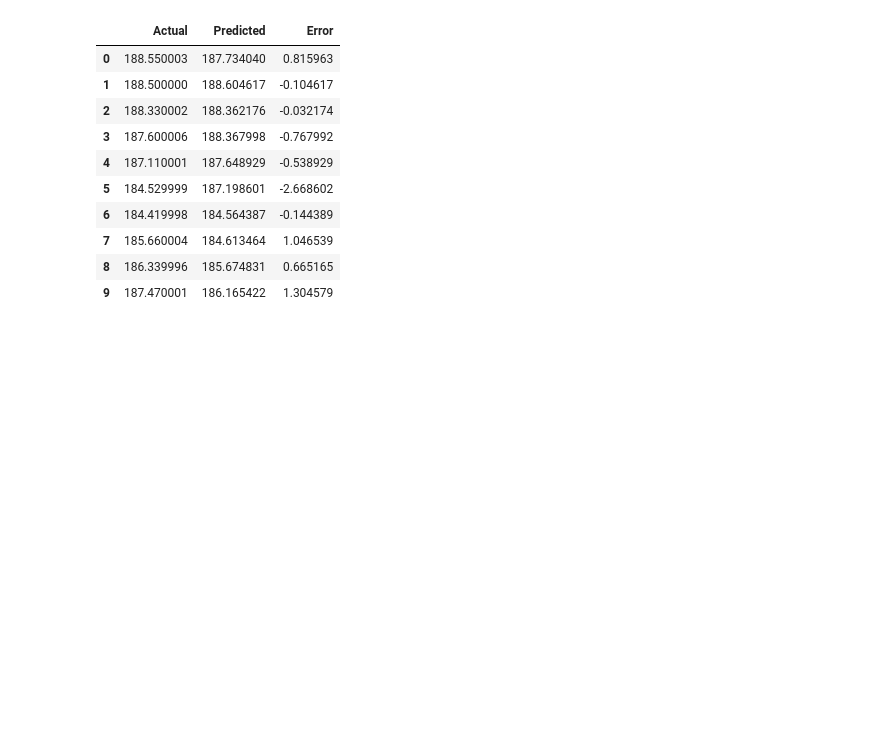
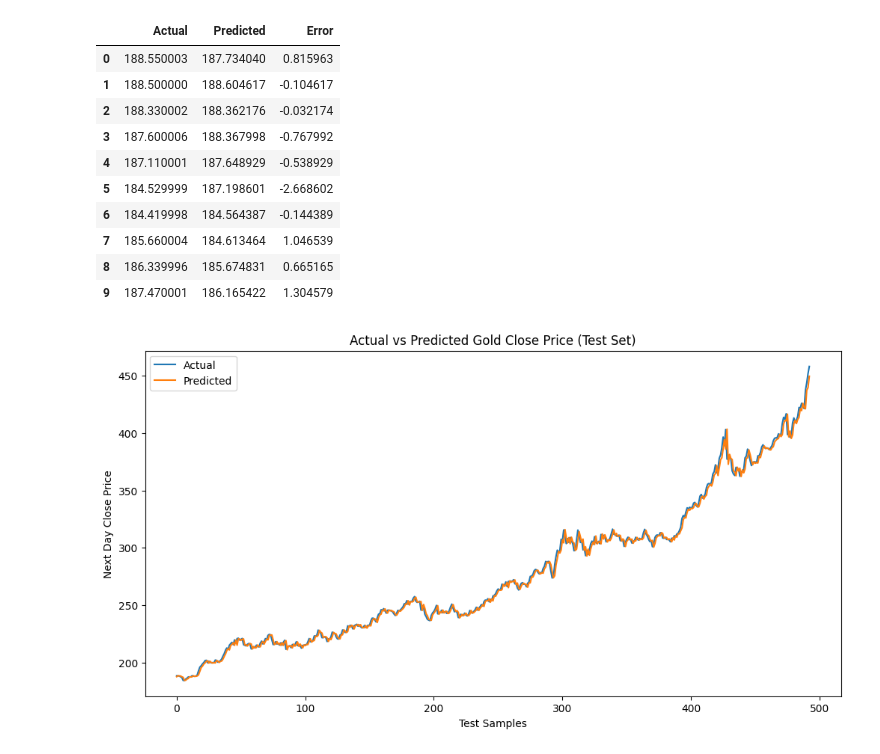
Before and after one commit to sewmi-senarath/GoldML-Intelligence-System, a Jupyter notebook: notebooks/linear_regression/linear_regression_gold_prediction.ipynb, the cells around one changed output. Cells and saved outputs as stored; diff of their text form; code cells hidden in the pictures; blank space fills up the shorter version.

Commit message:
Visualize actual and predicted next-day gold prices for linear regression test set

```diff
--- a/notebooks/linear_regression/linear_regression_gold_prediction.ipynb
+++ b/notebooks/linear_regression/linear_regression_gold_prediction.ipynb
@@ -195,3 +195,14 @@ results_df.head(10)
 | 7 | 185.660004 | 184.613464 | 1.046539 |
 | 8 | 186.339996 | 185.674831 | 0.665165 |
 | 9 | 187.470001 | 186.165422 | 1.304579 |
+# %%
+plt.figure(figsize=(12, 6))
+plt.plot(y_test.values, label="Actual")
+plt.plot(test_predictions, label="Predicted")
+plt.title("Actual vs Predicted Gold Close Price (Test Set)")
+plt.xlabel("Test Samples")
+plt.ylabel("Next Day Close Price")
+plt.legend()
+plt.show()
+# %% [output]
+[figure, added]
```
